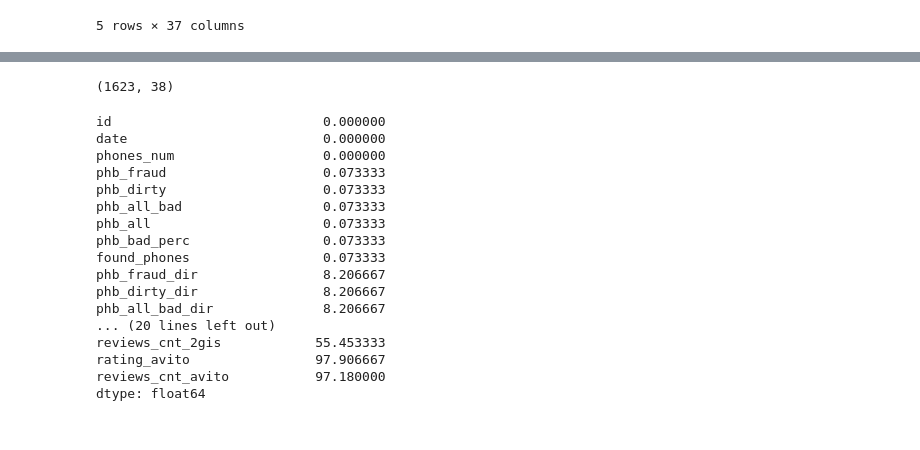
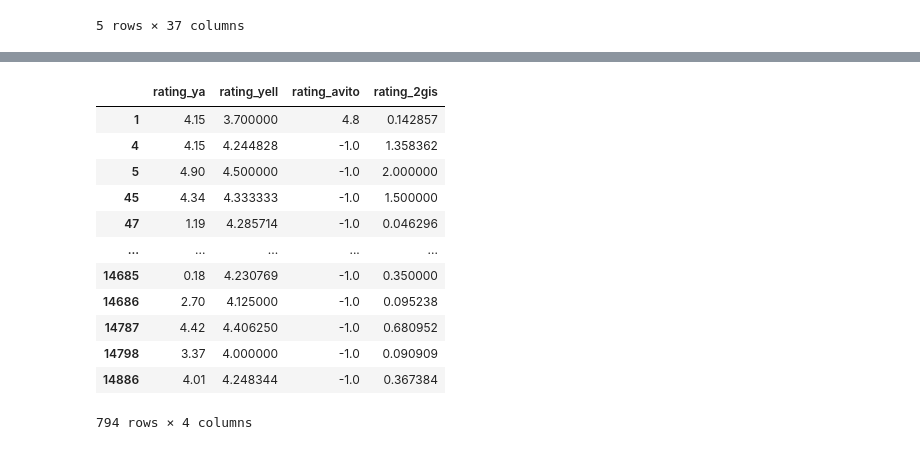
Before and after one commit to D1ffic00lt/dano-olympiad-final-stage, a Jupyter notebook: v.arkh/scoring_and_graphs.ipynb, the cells around one changed output, grey strips where cells are left out. Cells and saved outputs as stored; diff of their text form; code cells hidden in the pictures.

```diff
--- a/v.arkh/scoring_and_graphs.ipynb
+++ b/v.arkh/scoring_and_graphs.ipynb
@@ -151,39 +148,30 @@ susp_reviews_cnt.shape
 # %%
 def check_rating(columns):
     for a in columns:
-        if a == -1:
+        if a <= 0:
             continue
         for b in columns:
-            if b == -1:
+            if b <= 0:
                 continue
             if abs(a - b) > 2.5:
                 return True
     return False
 
 
-susp_rating = df[(df[rating_columns].apply(lambda x: check_rating(x), axis=1)) & (df.all_reviews_cnt > 10)]
-susp_rating.shape
+susp_rating = df[(df[rating_columns].apply(lambda x: check_rating(x), axis=1))
+                 & (df.all_reviews_cnt > 10)]
+susp_rating[rating_columns]
 # %% [output]
+|  | rating_ya | rating_yell | rating_avito | rating_2gis |
+| 1 | 4.15 | 3.700000 | 4.8 | 0.142857 |
+| 4 | 4.15 | 4.244828 | -1.0 | 1.358362 |
+| 5 | 4.90 | 4.500000 | -1.0 | 2.000000 |
+| 45 | 4.34 | 4.333333 | -1.0 | 1.500000 |
+| 47 | 1.19 | 4.285714 | -1.0 | 0.046296 |
+| ... | ... | ... | ... | ... |
+| 14685 | 0.18 | 4.230769 | -1.0 | 0.350000 |
+| 14686 | 2.70 | 4.125000 | -1.0 | 0.095238 |
+| 14787 | 4.42 | 4.406250 | -1.0 | 0.680952 |
+| 14798 | 3.37 | 4.000000 | -1.0 | 0.090909 |
+| 14886 | 4.01 | 4.248344 | -1.0 | 0.367384 |
-(1623, 38)
+794 rows × 4 columns
-# %%
-df1 = pd.read_csv('tinkoff_legal_entities_new.csv')
-missing = df1.isna().sum() / df1.shape[0] * 100
-missing
-# %% [output]
-id                           0.000000
-date                         0.000000
-phones_num                   0.000000
-phb_fraud                    0.073333
-phb_dirty                    0.073333
-phb_all_bad                  0.073333
-phb_all                      0.073333
-phb_bad_perc                 0.073333
-found_phones                 0.073333
-phb_fraud_dir                8.206667
-phb_dirty_dir                8.206667
-phb_all_bad_dir              8.206667
-... (20 lines left out)
-reviews_cnt_2gis            55.453333
-rating_avito                97.906667
-reviews_cnt_avito           97.180000
-dtype: float64
```
Also changed, not shown: parts of 20 cells of this notebook, 9 other files.
